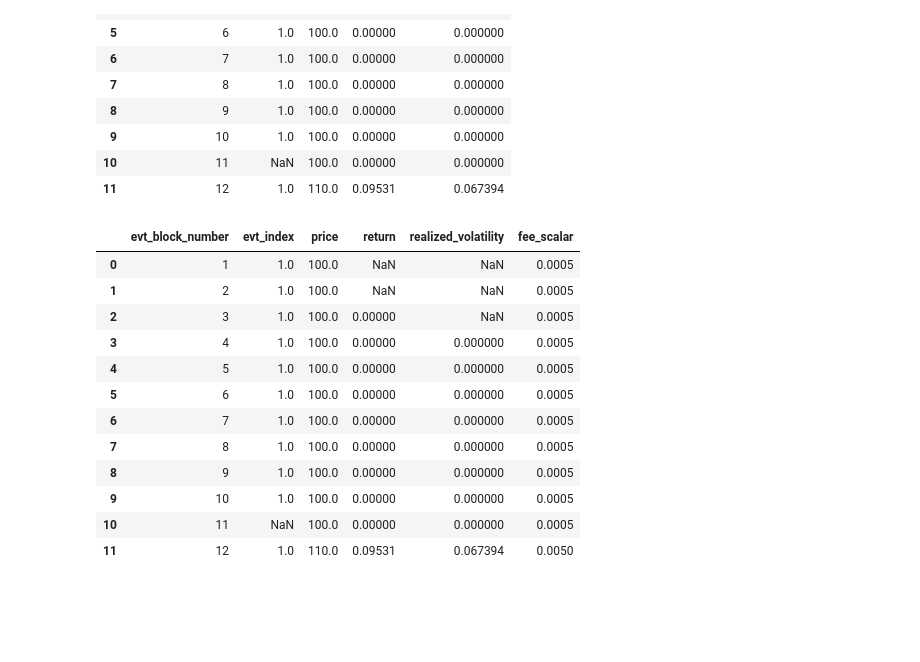
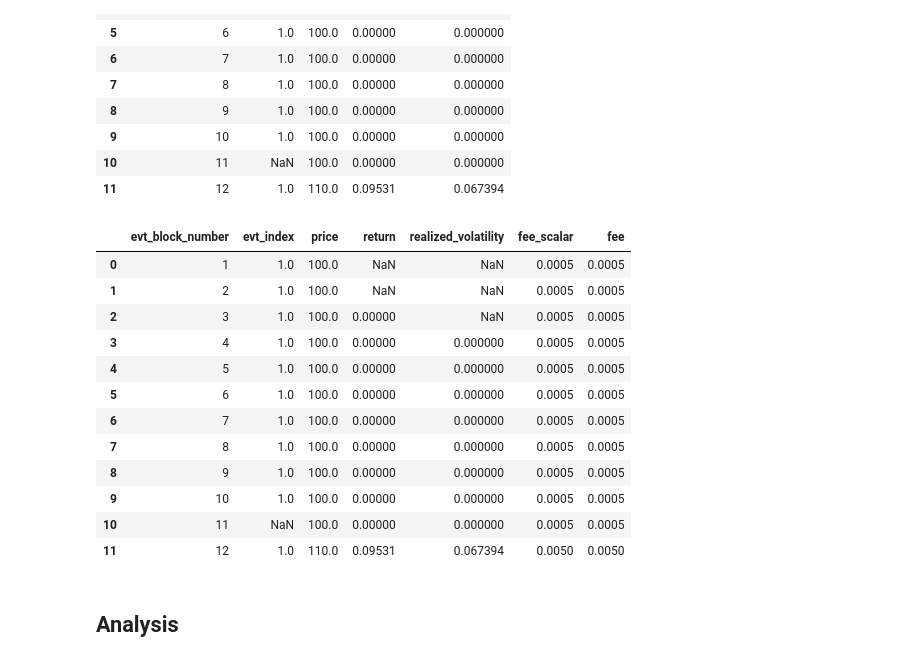
Before and after one commit to semiotic-ai/realized_volatility_substream, a Jupyter notebook: notebooks/notebooks/notes-denver.ipynb, the cells around one changed output. Drawn from its saved outputs; the diff is of its cells as text; code cells hidden in the pictures; blank space fills up the shorter version.

```diff
--- a/notebooks/notebooks/notes-denver.ipynb
+++ b/notebooks/notebooks/notes-denver.ipynb
@@ -436,44 +436,44 @@ def get_volatility_z_score(df, comparison=300, volatility_col="realized_volatili
     df['rolling_volatility_mean'] = df[volatility_col].rolling(window=comparison).mean()
     df['rolling_volatility_std'] = df[volatility_col].rolling(window=comparison).std()
     df[z_score_col] = (df[volatility_col] - df['rolling_volatility_mean']) / df['rolling_volatility_std']
     df = df.drop(columns=['rolling_volatility_mean', 'rolling_volatility_std'])
     return df
 
 def get_volatility_z_score_fee_tier(df, comparison=300, volatility_col="realized_volatility", z_score_col="z_score", fee_col="fee"):
     df = get_volatility_z_score(df, comparison=comparison, volatility_col=volatility_col, z_score_col=z_score_col)
     fee_tiers = FeeTierRanges()
     df[fee_col] = df[z_score_col].apply(fee_tiers.get_z_fee)
     df = df.drop(columns=[z_score_col])
     return df
 
 def get_static_fee_tier(df, volatility_col="realized_volatility", fee_col="fee"):
     fee_tiers = FeeTierRanges()
     df[fee_col] = df[volatility_col].apply(fee_tiers.get_static_fee)
     return df
 
-def calculate_fee_scalar(df, method="static", base_fee_tier=0.0005, comparison=300, volatility_col="realized_volatility", fee_col="fee_scalar"):
+def calculate_fee_scalar(df, method="static", base_fee_tier=0.0005, comparison=300, volatility_col="realized_volatility", fee_col="fee"):
     if method == "static":
         df = get_static_fee_tier(df, volatility_col=volatility_col, fee_col=fee_col)
     elif method == "z_score":
         df = get_volatility_z_score_fee_tier(df, comparison=comparison, volatility_col=volatility_col, fee_col=fee_col)
     else:
         raise ValueError(f"Invalid method: {method}")
     df[fee_col] = df[fee_col].fillna(base_fee_tier)
     return df
 
 test_expanded_data = calculate_fee_scalar(test_expanded_data, method="z_score", comparison=2)
 test_expanded_data
 # %% [output]
-|  | evt_block_number | evt_index | price | return | realized_volatility | fee_scalar |
-| 0 | 1 | 1.0 | 100.0 | NaN | NaN | 0.0005 |
-| 1 | 2 | 1.0 | 100.0 | NaN | NaN | 0.0005 |
-| 2 | 3 | 1.0 | 100.0 | 0.00000 | NaN | 0.0005 |
-| 3 | 4 | 1.0 | 100.0 | 0.00000 | 0.000000 | 0.0005 |
-| 4 | 5 | 1.0 | 100.0 | 0.00000 | 0.000000 | 0.0005 |
-| 5 | 6 | 1.0 | 100.0 | 0.00000 | 0.000000 | 0.0005 |
-| 6 | 7 | 1.0 | 100.0 | 0.00000 | 0.000000 | 0.0005 |
-| 7 | 8 | 1.0 | 100.0 | 0.00000 | 0.000000 | 0.0005 |
-| 8 | 9 | 1.0 | 100.0 | 0.00000 | 0.000000 | 0.0005 |
-| 9 | 10 | 1.0 | 100.0 | 0.00000 | 0.000000 | 0.0005 |
-| 10 | 11 | NaN | 100.0 | 0.00000 | 0.000000 | 0.0005 |
-| 11 | 12 | 1.0 | 110.0 | 0.09531 | 0.067394 | 0.0050 |
+|  | evt_block_number | evt_index | price | return | realized_volatility | fee_scalar | fee |
+| 0 | 1 | 1.0 | 100.0 | NaN | NaN | 0.0005 | 0.0005 |
+| 1 | 2 | 1.0 | 100.0 | NaN | NaN | 0.0005 | 0.0005 |
+| 2 | 3 | 1.0 | 100.0 | 0.00000 | NaN | 0.0005 | 0.0005 |
+| 3 | 4 | 1.0 | 100.0 | 0.00000 | 0.000000 | 0.0005 | 0.0005 |
+| 4 | 5 | 1.0 | 100.0 | 0.00000 | 0.000000 | 0.0005 | 0.0005 |
+| 5 | 6 | 1.0 | 100.0 | 0.00000 | 0.000000 | 0.0005 | 0.0005 |
+| 6 | 7 | 1.0 | 100.0 | 0.00000 | 0.000000 | 0.0005 | 0.0005 |
+| 7 | 8 | 1.0 | 100.0 | 0.00000 | 0.000000 | 0.0005 | 0.0005 |
+| 8 | 9 | 1.0 | 100.0 | 0.00000 | 0.000000 | 0.0005 | 0.0005 |
+| 9 | 10 | 1.0 | 100.0 | 0.00000 | 0.000000 | 0.0005 | 0.0005 |
+| 10 | 11 | NaN | 100.0 | 0.00000 | 0.000000 | 0.0005 | 0.0005 |
+| 11 | 12 | 1.0 | 110.0 | 0.09531 | 0.067394 | 0.0050 | 0.0050 |
@@ -525,0 +527,2 @@ fee_tier_ranges = FeeTierRanges()
+# %% [markdown]
+## Analysis
```
Also changed, not shown: parts of 24 cells of this notebook.
